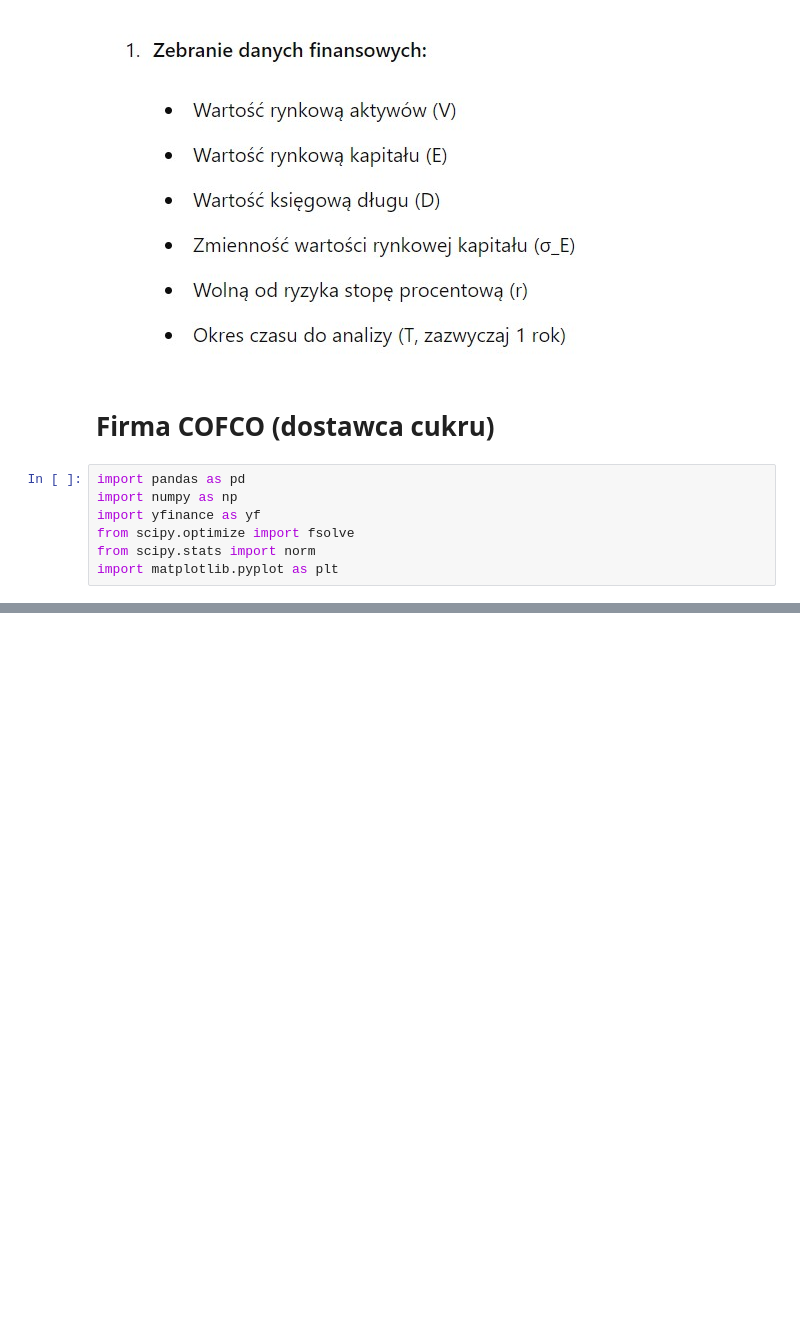
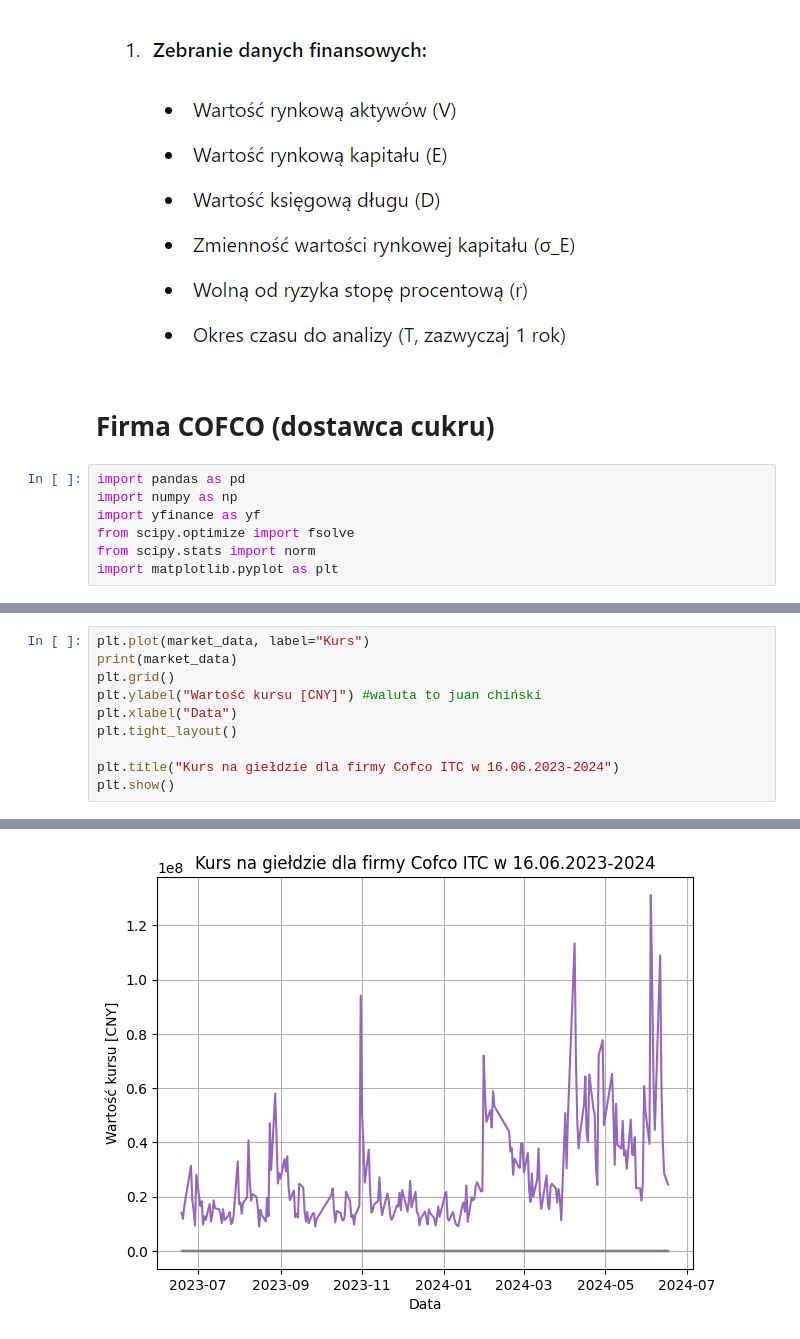
Before and after one commit to MarCodeWaves/Nestle_risk_management_analysis, a Jupyter notebook: Projekt_5/marcelina_k_cofco.ipynb, the cells around one changed output, grey strips where cells are left out. Cells and saved outputs as stored; diff of their text form; blank space fills up the shorter version.

```diff
--- a/Projekt_5/marcelina_k_cofco.ipynb
+++ b/Projekt_5/marcelina_k_cofco.ipynb
@@ -46,2 +46,13 @@ Volatility of Market Value of Equity (σ_E): 0.28195858491486153
 Risk-Free Interest Rate (r): 0.0517
 Time Period (T): 1 year
+# %%
+plt.plot(market_data, label="Kurs")
+print(market_data)
+plt.grid()
+plt.ylabel("Wartość kursu [CNY]") #waluta to juan chiński
+plt.xlabel("Data")
+plt.tight_layout()
+
+plt.title("Kurs na giełdzie dla firmy Cofco ITC w 16.06.2023-2024")
+plt.show()
+# %% [output]
@@ -48,3 +76,4 @@ Time Period (T): 1 year
+[figure, added]
 # %%
 print("Dzienne zwroty:")
 print(market_data['Daily Return'])
```
Also changed, not shown: parts of 5 cells of this notebook, 2 other files.
